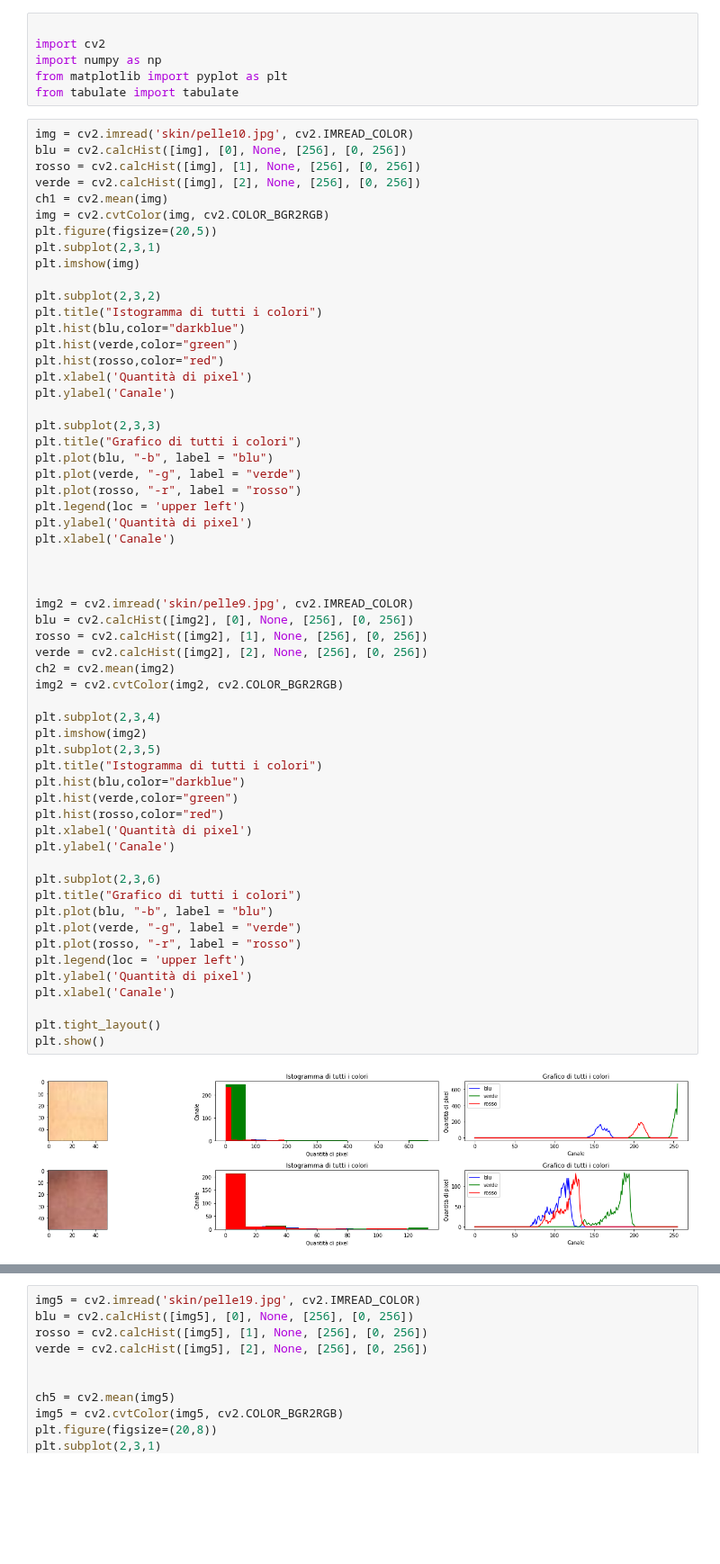
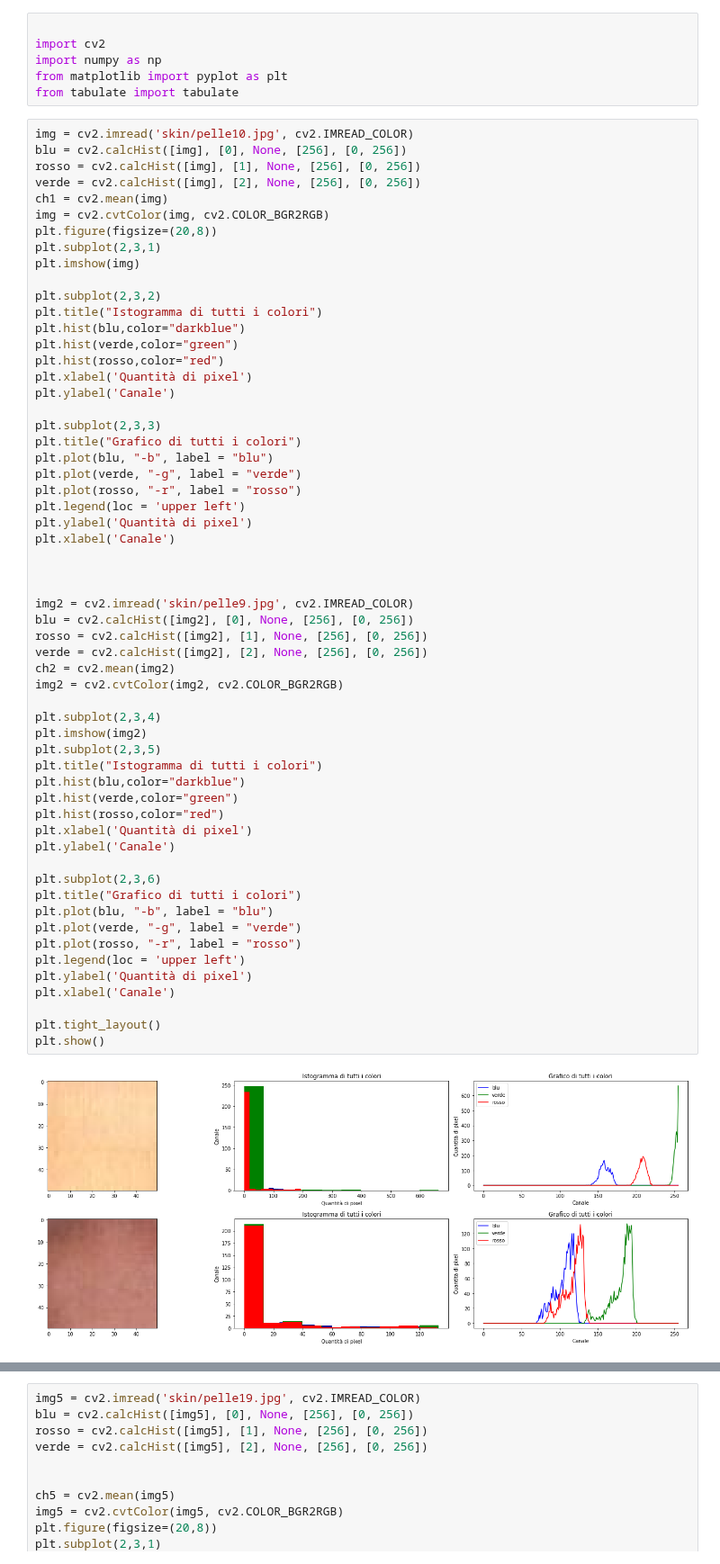
Before and after one commit to Wooler97/Skin-Detection, a Jupyter notebook: a.ipynb, the cells around one changed output, grey strips where cells are left out. Shown at 90% size. Cells and saved outputs as stored; diff of their text form; blank space fills up the shorter version.

```diff
--- a/a.ipynb
+++ b/a.ipynb
@@ -11,7 +11,7 @@ rosso = cv2.calcHist([img], [1], None, [256], [0, 256])
 verde = cv2.calcHist([img], [2], None, [256], [0, 256])
 ch1 = cv2.mean(img)
 img = cv2.cvtColor(img, cv2.COLOR_BGR2RGB)
-plt.figure(figsize=(20,5))
+plt.figure(figsize=(20,8))
 plt.subplot(2,3,1)
 plt.imshow(img)
 
@@ -36,34 +36,34 @@ plt.xlabel('Canale')
 
 img2 = cv2.imread('skin/pelle9.jpg', cv2.IMREAD_COLOR)
 blu = cv2.calcHist([img2], [0], None, [256], [0, 256])
 rosso = cv2.calcHist([img2], [1], None, [256], [0, 256])
 verde = cv2.calcHist([img2], [2], None, [256], [0, 256])
 ch2 = cv2.mean(img2)
 img2 = cv2.cvtColor(img2, cv2.COLOR_BGR2RGB)
 
 plt.subplot(2,3,4)
 plt.imshow(img2)
 plt.subplot(2,3,5)
 plt.title("Istogramma di tutti i colori")
 plt.hist(blu,color="darkblue")
 plt.hist(verde,color="green")
 plt.hist(rosso,color="red")
 plt.xlabel('Quantità di pixel')
 plt.ylabel('Canale')
 
 plt.subplot(2,3,6)
 plt.title("Grafico di tutti i colori")
 plt.plot(blu, "-b", label = "blu")
 plt.plot(verde, "-g", label = "verde")
 plt.plot(rosso, "-r", label = "rosso")
 plt.legend(loc = 'upper left')
 plt.ylabel('Quantità di pixel')
 plt.xlabel('Canale')
 
 plt.tight_layout()
 plt.show()
 # %% [output]
-[figure, old version]
+[figure, new version]
 # %%
 img3 = cv2.imread('skin/pelle8.jpg', cv2.IMREAD_COLOR)
 blu = cv2.calcHist([img3], [0], None, [256], [0, 256])
```
Also changed, not shown: parts of 3 cells of this notebook.
